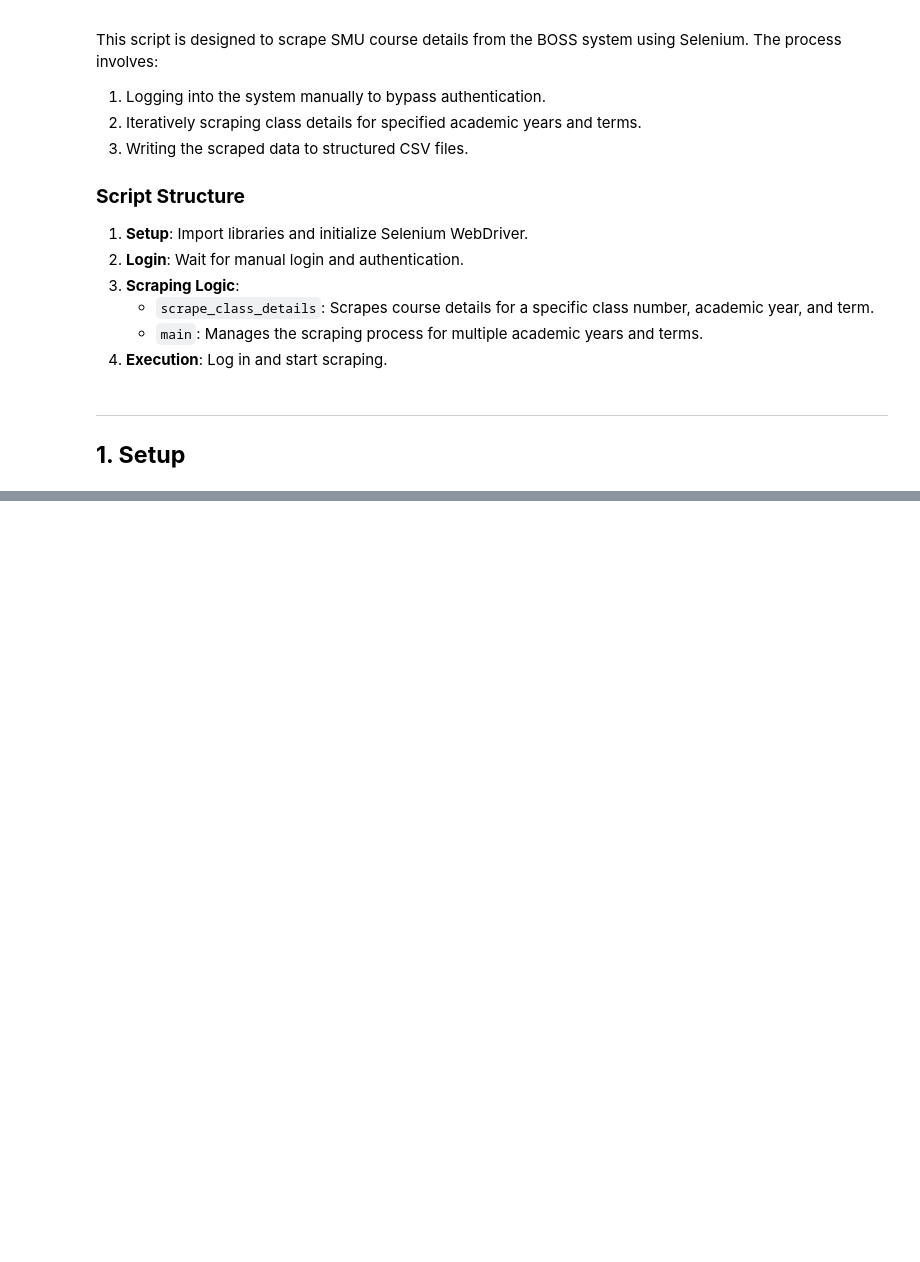
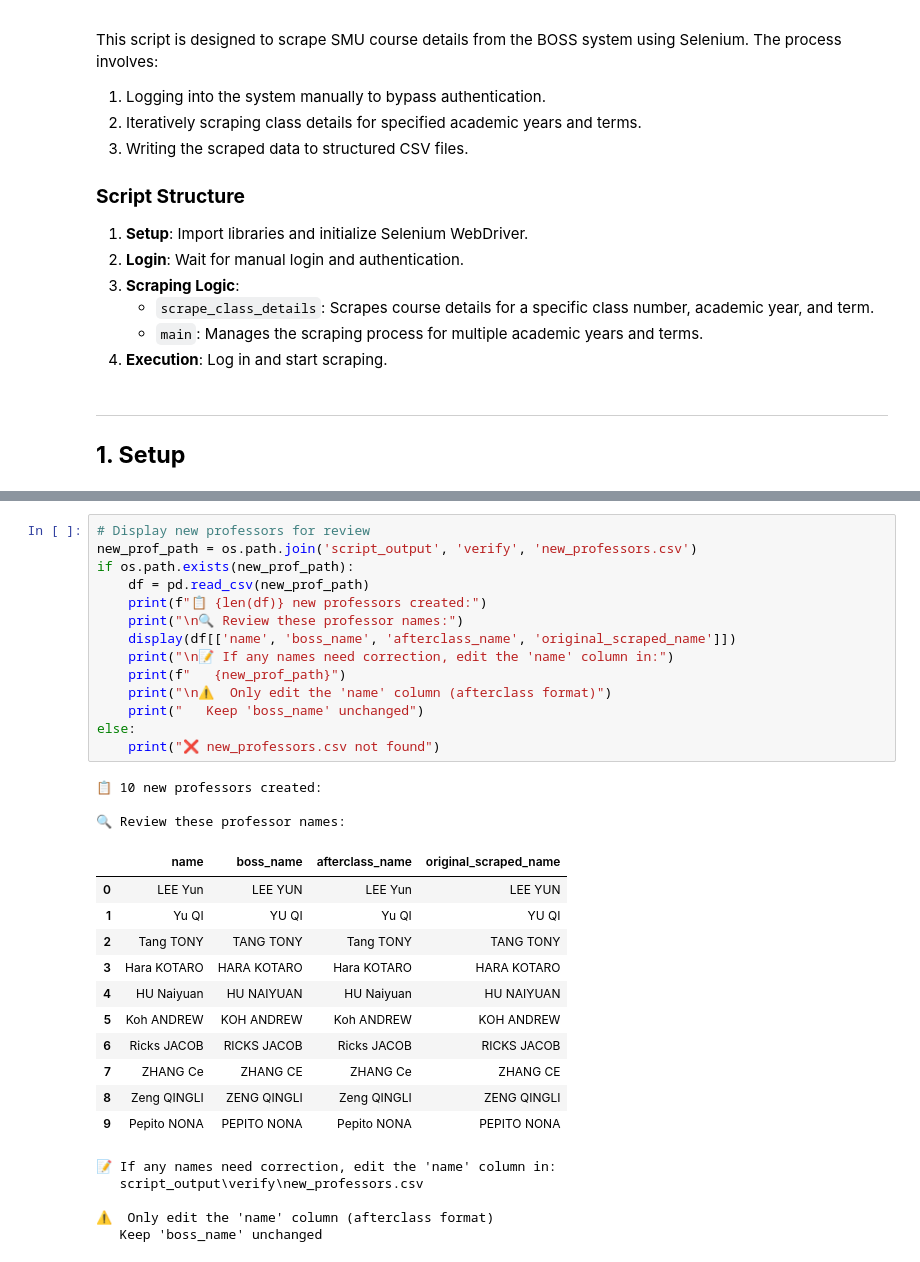
Before and after one commit to tanzhongyan/BidlySMU, a Jupyter notebook: V4_01_selenium_BossResults.ipynb, the cells around one changed output, grey strips where cells are left out. Saved outputs shown, nothing was run; the diff lists cells and outputs as text; blank space fills up the shorter version.

```diff
--- a/V4_01_selenium_BossResults.ipynb
+++ b/V4_01_selenium_BossResults.ipynb
@@ -2662,0 +2445,34 @@ if __name__ == "__main__":
+# %%
+# Display new professors for review
+new_prof_path = os.path.join('script_output', 'verify', 'new_professors.csv')
+if os.path.exists(new_prof_path):
+    df = pd.read_csv(new_prof_path)
+    print(f"📋 {len(df)} new professors created:")
+    print("\n🔍 Review these professor names:")
+    display(df[['name', 'boss_name', 'afterclass_name', 'original_scraped_name']])
+    print("\n📝 If any names need correction, edit the 'name' column in:")
+    print(f"   {new_prof_path}")
+    print("\n⚠️  Only edit the 'name' column (afterclass format)")
+    print("   Keep 'boss_name' unchanged")
+else:
+    print("❌ new_professors.csv not found")
+# %% [output]
+📋 10 new professors created:
+
+🔍 Review these professor names:
+|  | name | boss_name | afterclass_name | original_scraped_name |
+| 0 | LEE Yun | LEE YUN | LEE Yun | LEE YUN |
+| 1 | Yu QI | YU QI | Yu QI | YU QI |
+| 2 | Tang TONY | TANG TONY | Tang TONY | TANG TONY |
+| 3 | Hara KOTARO | HARA KOTARO | Hara KOTARO | HARA KOTARO |
+| 4 | HU Naiyuan | HU NAIYUAN | HU Naiyuan | HU NAIYUAN |
+| 5 | Koh ANDREW | KOH ANDREW | Koh ANDREW | KOH ANDREW |
+| 6 | Ricks JACOB | RICKS JACOB | Ricks JACOB | RICKS JACOB |
+| 7 | ZHANG Ce | ZHANG CE | ZHANG Ce | ZHANG CE |
+| 8 | Zeng QINGLI | ZENG QINGLI | Zeng QINGLI | ZENG QINGLI |
+| 9 | Pepito NONA | PEPITO NONA | Pepito NONA | PEPITO NONA |
+📝 If any names need correction, edit the 'name' column in:
+   script_output\verify\new_professors.csv
+
+⚠️  Only edit the 'name' column (afterclass format)
+   Keep 'boss_name' unchanged
```
Also changed, not shown: parts of 41 cells of this notebook, 1 other file.
